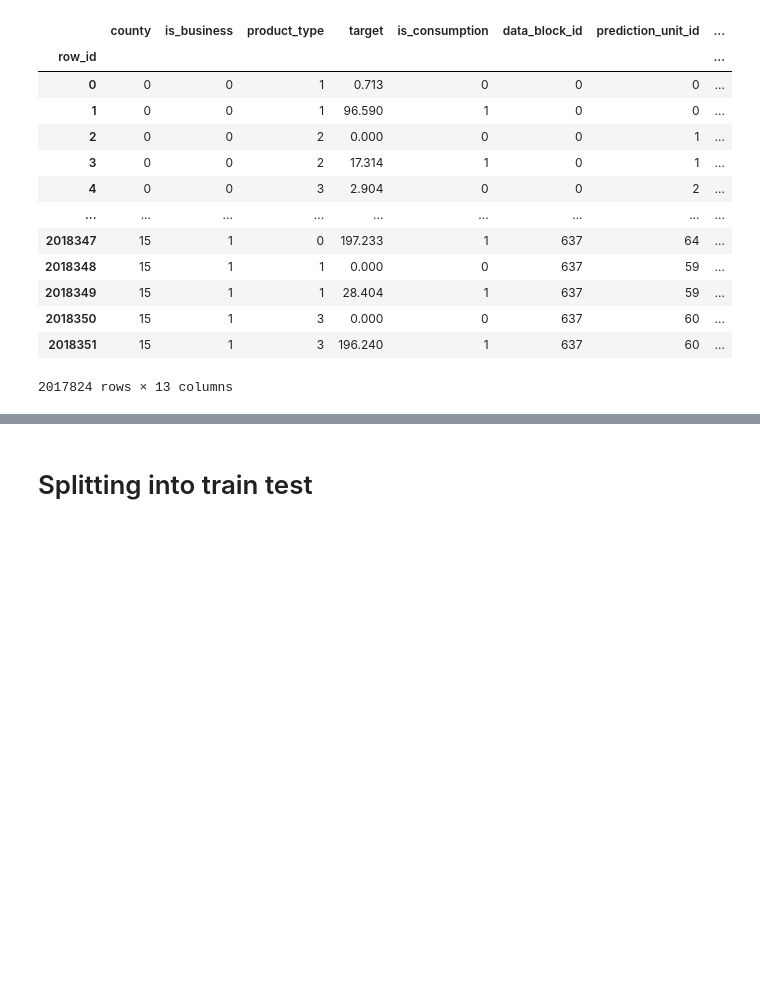
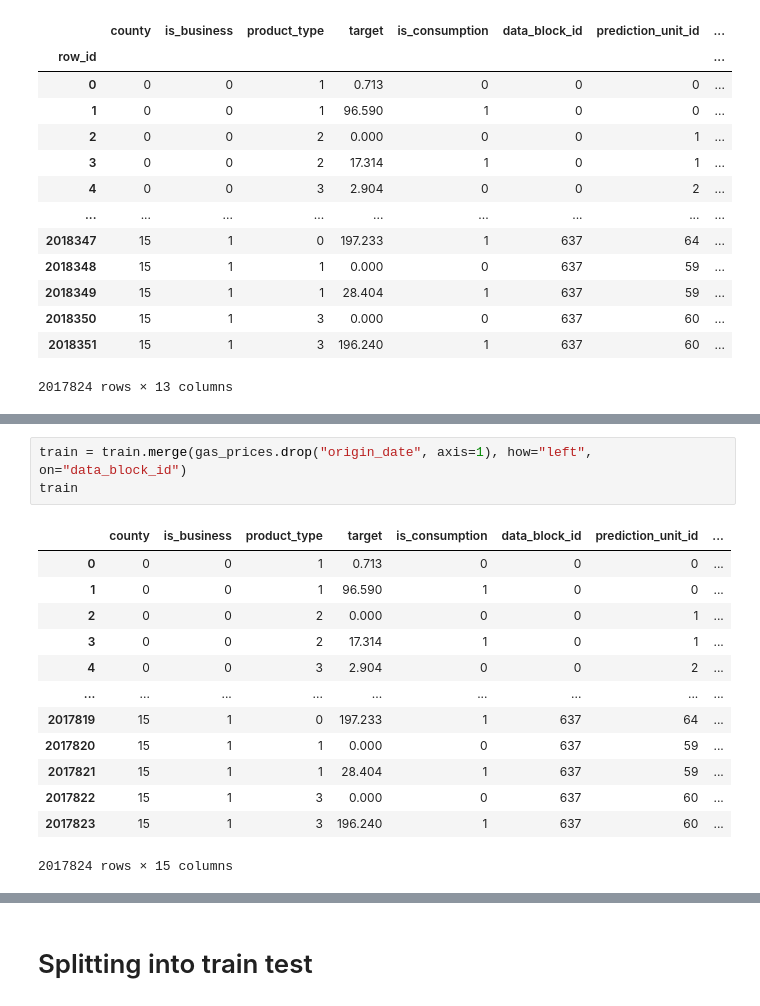
Before and after one commit to AnakinP0/Enefit_Kaggle, a Jupyter notebook: baseline.ipynb, the cells around one changed output, grey strips where cells are left out. Cells and saved outputs as stored; diff of their text form; blank space fills up the shorter version.

```diff
--- a/baseline.ipynb
+++ b/baseline.ipynb
@@ -223,0 +305,17 @@ memory usage: 169.3 MB
+# %%
+train = train.merge(gas_prices.drop("origin_date", axis=1), how="left", on="data_block_id")
+train
+# %% [output]
+|  | county | is_business | product_type | target | is_consumption | data_block_id | prediction_unit_id | ... |
+| 0 | 0 | 0 | 1 | 0.713 | 0 | 0 | 0 | ... |
+| 1 | 0 | 0 | 1 | 96.590 | 1 | 0 | 0 | ... |
+| 2 | 0 | 0 | 2 | 0.000 | 0 | 0 | 1 | ... |
+| 3 | 0 | 0 | 2 | 17.314 | 1 | 0 | 1 | ... |
+| 4 | 0 | 0 | 3 | 2.904 | 0 | 0 | 2 | ... |
+| ... | ... | ... | ... | ... | ... | ... | ... | ... |
+| 2017819 | 15 | 1 | 0 | 197.233 | 1 | 637 | 64 | ... |
+| 2017820 | 15 | 1 | 1 | 0.000 | 0 | 637 | 59 | ... |
+| 2017821 | 15 | 1 | 1 | 28.404 | 1 | 637 | 59 | ... |
+| 2017822 | 15 | 1 | 3 | 0.000 | 0 | 637 | 60 | ... |
+| 2017823 | 15 | 1 | 3 | 196.240 | 1 | 637 | 60 | ... |
+2017824 rows × 15 columns
```
Also changed, not shown: parts of 21 cells of this notebook.
